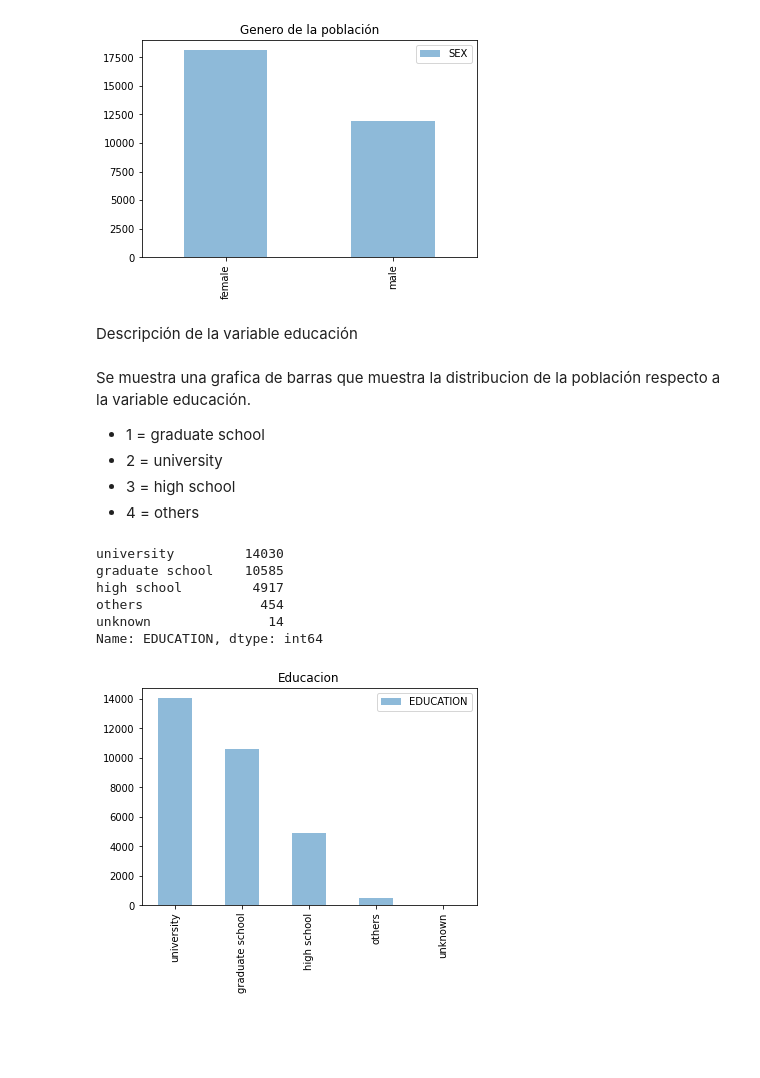
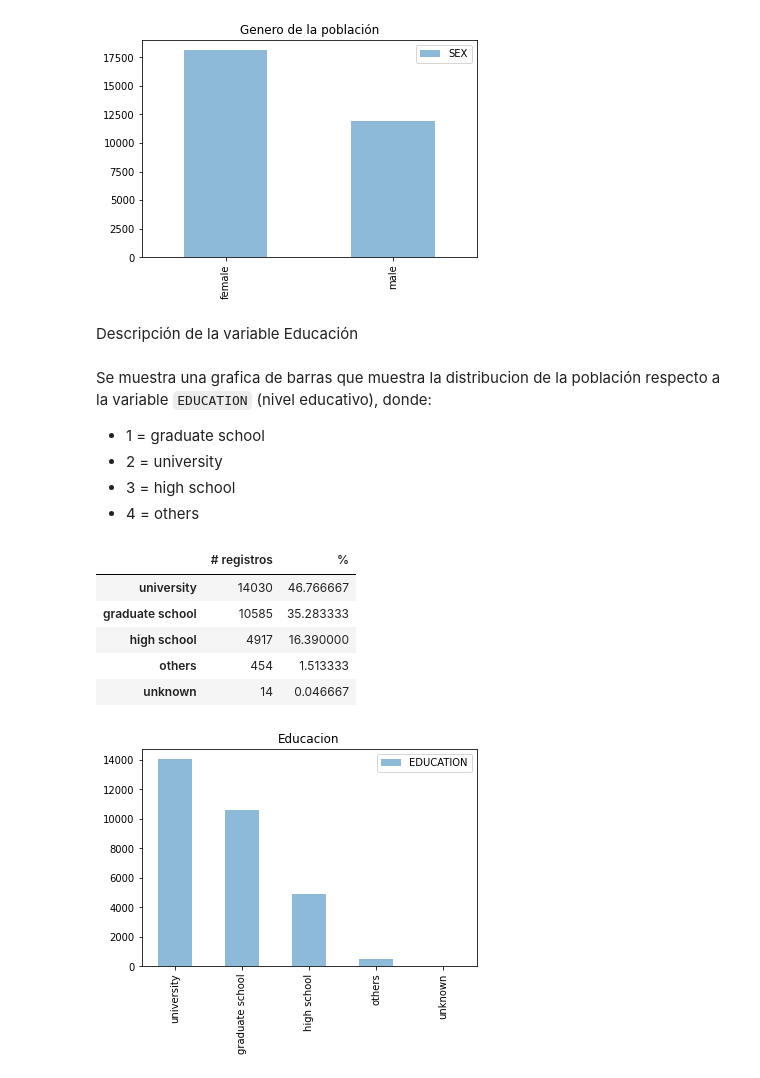
Before and after one commit to christopherfr/trabajofinalml, a Jupyter notebook: Trabajo_final_ML.ipynb, the cells around one changed output. Cells and saved outputs as stored; diff of their text form; code cells hidden in the pictures; blank space fills up the shorter version.

```diff
--- a/Trabajo_final_ML.ipynb
+++ b/Trabajo_final_ML.ipynb
@@ -108,9 +125,9 @@ plt.show()
 # %% [output]
 [figure]
 # %% [markdown]
-Descripción de la variable educación
+Descripción de la variable Educación
 # %% [markdown]
-Se muestra una grafica de barras que muestra la distribucion de la población respecto a la variable educación.
+Se muestra una grafica de barras que muestra la distribucion de la población respecto a la variable `EDUCATION` (nivel educativo), donde:
 
 *   1 = graduate school
 *   2 = university
@@ -118,14 +135,16 @@ Se muestra una grafica de barras que muestra la distribucion de la población re
 *   4 = others
 # %%
 enc = {1:'graduate school', 2:'university', 3:'high school', 4:'others', 5:'others', 6:'others', 0:'unknown'}
-data.iloc[:,2].replace(enc).value_counts()
+c = data.EDUCATION.replace(enc).value_counts()
+p = data.EDUCATION.replace(enc).value_counts(normalize = True) * 100
+pd.concat([c,p], axis=1, keys=['# registros', '% del total'])
 # %% [output]
-university         14030
-graduate school    10585
-high school         4917
-others               454
-unknown               14
-Name: EDUCATION, dtype: int64
+|  | # registros | % |
+| university | 14030 | 46.766667 |
+| graduate school | 10585 | 35.283333 |
+| high school | 4917 | 16.390000 |
+| others | 454 | 1.513333 |
+| unknown | 14 | 0.046667 |
 # %%
 data.EDUCATION.replace(enc).value_counts().plot(kind='bar',alpha=0.5)
 plt.title('Educacion')
```
Also changed, not shown: parts of 17 cells of this notebook.
